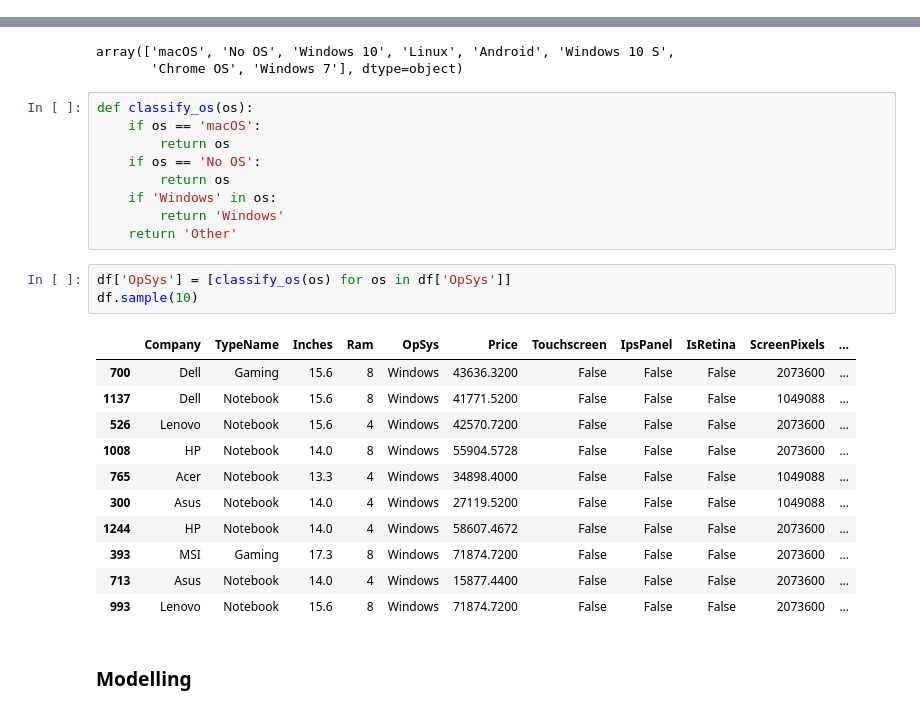
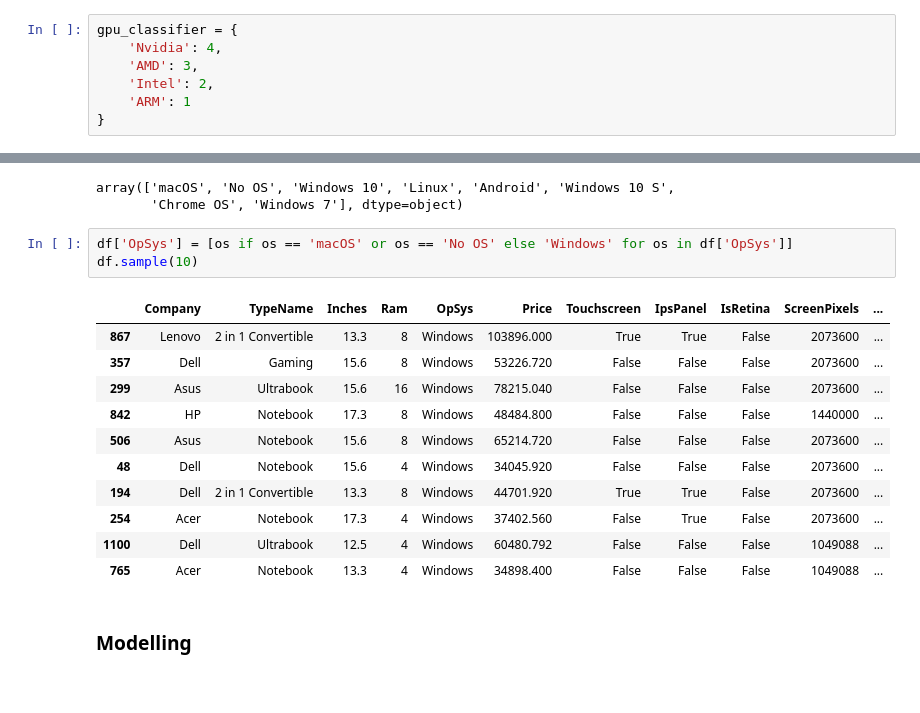
Before and after one commit to efeckgz/AI-Bootcamp, a Jupyter notebook: assignments/Laptop Price Prediction/laptopprices.ipynb, the cells around one changed output, grey strips where cells are left out. Saved outputs shown, nothing was run; the diff lists cells and outputs as text.

```diff
--- a/assignments/Laptop Price Prediction/laptopprices.ipynb
+++ b/assignments/Laptop Price Prediction/laptopprices.ipynb
@@ -868,3 +758,10 @@ A numeric classification on the quality of the GPU. A better GPU will have a hig
 - Nvidia GeForxe GTX and AMD Radeon Pro & Radeon RX series will get a score of 3.
 - Nvidia SLI gpus will get a score of 4.
 - Nvidia Quadro series will get a score of 4.
+# %%
+gpu_classifier = {
+    'Nvidia': 4,
+    'AMD': 3,
+    'Intel': 2,
+    'ARM': 1
+}
@@ -924,30 +820,21 @@ df['OpSys'].unique()
 # %% [output]
 array(['macOS', 'No OS', 'Windows 10', 'Linux', 'Android', 'Windows 10 S',
        'Chrome OS', 'Windows 7'], dtype=object)
-# %%
-def classify_os(os):
-    if os == 'macOS':
-        return os
-    if os == 'No OS':
-        return os
-    if 'Windows' in os:
-        return 'Windows'
-    return 'Other'
-# %%
-df['OpSys'] = [classify_os(os) for os in df['OpSys']]
-df.sample(10)
-# %% [output]
-|  | Company | TypeName | Inches | Ram | OpSys | Price | Touchscreen | IpsPanel | IsRetina | ScreenPixels | ... |
-| 700 | Dell | Gaming | 15.6 | 8 | Windows | 43636.3200 | False | False | False | 2073600 | ... |
-| 1137 | Dell | Notebook | 15.6 | 8 | Windows | 41771.5200 | False | False | False | 1049088 | ... |
-| 526 | Lenovo | Notebook | 15.6 | 4 | Windows | 42570.7200 | False | False | False | 2073600 | ... |
-| 1008 | HP | Notebook | 14.0 | 8 | Windows | 55904.5728 | False | False | False | 2073600 | ... |
-| 765 | Acer | Notebook | 13.3 | 4 | Windows | 34898.4000 | False | False | False | 1049088 | ... |
-| 300 | Asus | Notebook | 14.0 | 4 | Windows | 27119.5200 | False | False | False | 1049088 | ... |
-| 1244 | HP | Notebook | 14.0 | 4 | Windows | 58607.4672 | False | False | False | 2073600 | ... |
-| 393 | MSI | Gaming | 17.3 | 8 | Windows | 71874.7200 | False | False | False | 2073600 | ... |
-| 713 | Asus | Notebook | 14.0 | 4 | Windows | 15877.4400 | False | False | False | 2073600 | ... |
-| 993 | Lenovo | Notebook | 15.6 | 8 | Windows | 71874.7200 | False | False | False | 2073600 | ... |
+# %%
+df['OpSys'] = [os if os == 'macOS' or os == 'No OS' else 'Windows' for os in df['OpSys']]
+df.sample(10)
+# %% [output]
+|  | Company | TypeName | Inches | Ram | OpSys | Price | Touchscreen | IpsPanel | IsRetina | ScreenPixels | ... |
+| 867 | Lenovo | 2 in 1 Convertible | 13.3 | 8 | Windows | 103896.000 | True | True | False | 2073600 | ... |
+| 357 | Dell | Gaming | 15.6 | 8 | Windows | 53226.720 | False | False | False | 2073600 | ... |
+| 299 | Asus | Ultrabook | 15.6 | 16 | Windows | 78215.040 | False | False | False | 2073600 | ... |
+| 842 | HP | Notebook | 17.3 | 8 | Windows | 48484.800 | False | False | False | 1440000 | ... |
+| 506 | Asus | Notebook | 15.6 | 8 | Windows | 65214.720 | False | False | False | 2073600 | ... |
+| 48 | Dell | Notebook | 15.6 | 4 | Windows | 34045.920 | False | False | False | 2073600 | ... |
+| 194 | Dell | 2 in 1 Convertible | 13.3 | 8 | Windows | 44701.920 | True | True | False | 2073600 | ... |
+| 254 | Acer | Notebook | 17.3 | 4 | Windows | 37402.560 | False | True | False | 2073600 | ... |
+| 1100 | Dell | Ultrabook | 12.5 | 4 | Windows | 60480.792 | False | False | False | 1049088 | ... |
+| 765 | Acer | Notebook | 13.3 | 4 | Windows | 34898.400 | False | False | False | 1049088 | ... |
 # %% [markdown]
 ### Modelling
 # %% [markdown]
```
Also changed, not shown: parts of 35 cells of this notebook, 4 other files.
